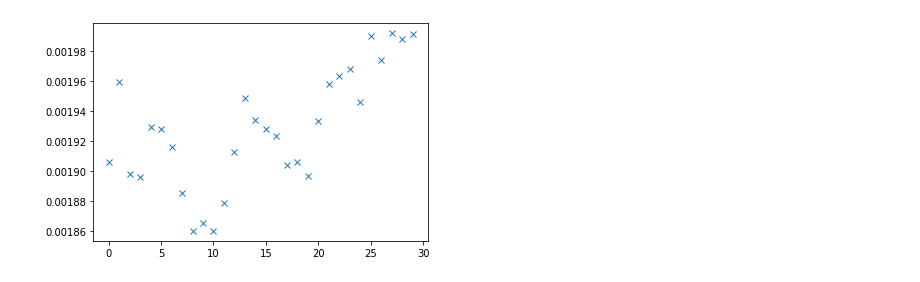
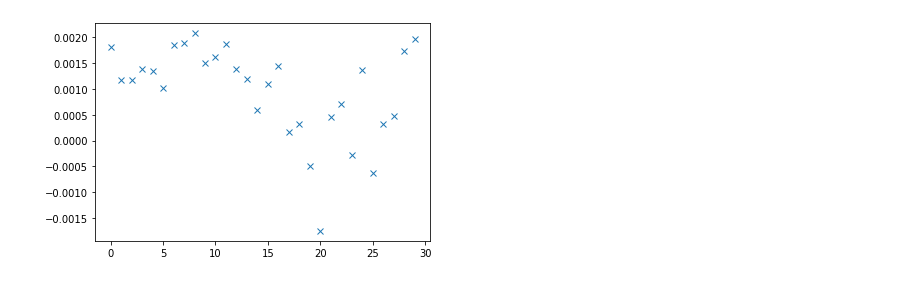
Before and after one commit to ptuthill/Toliman, a Jupyter notebook: COIN/signal_extraction/forward_model.ipynb, the cells around one changed output. Drawn from its saved outputs; the diff is of its cells as text; code cells hidden in the pictures.

```diff
--- a/COIN/signal_extraction/forward_model.ipynb
+++ b/COIN/signal_extraction/forward_model.ipynb
@@ -223,11 +270,24 @@ def chi2(params,input_im = None):
 # %%
 %%time
 # Fit to one image (used for testing things)
-input_im = np.load(sim_name+'images/1.npy')
+input_im = np.load(sim_name+'images/0.npy')
+input_im = input_im/np.sum(input_im)
 
 x0 = [0.,0.,0.0]
+# x0 = [jitters[0,1],jitters[0,0],0.]
+# x0_fixedpos = [0.]
 
-kwargs = {'input_im':input_im,'weighted_least_squares':False}
+# kwargs = {'input_im':input_im,'weighted_least_squares':False,'offset_x':jitters[0,1],'offset_y':jitters[0,0]}
 # # fit = scipy.optimize.minimize(chi2, x0, args=(input_im),method='Powell')#,options={'ftol':1e-2})
 # fit = scipy.optimize.least_squares(lsq_func,x0,method='lm',ftol=None,xtol=1e-6,kwargs=kwargs) # LM
+# fit = scipy.optimize.least_squares(lsq_func,x0_fixedpos,method='lm',ftol=None,xtol=1e-6,kwargs=kwargs) # LM
+
+# Test the resids
+resids = lsq_func(x0,input_im=input_im,weighted_least_squares=False)
+
+resids_2d = np.reshape(resids,(256,256))
+
+plt.imshow(resids_2d)
+# plt.imshow(input_im-resids_2d)
+plt.colorbar()
 # %% [output]
@@ -243,53 +298,66 @@ sim_name = '../sims/1nm_wfe_with_jitter/'
+# %%
+sim_name= '../sims/zernike_both_stars/'
 # %%
 signal = np.loadtxt(sim_name+'signal.csv',skiprows=1,delimiter=',')
 # %%
+%%time
 from IPython.display import clear_output
 # Loop over some images
 seps = []
-# pas = []
+
+params = []
 weighted_least_squares = False # just makes it worse
-rough_position = True
+rough_position = True # use the Larkin Transform to get a rough position before the main fit.
+rough_sep = 44.91985222
+# rough_sep = 37.8154671265438
 
 for ix in np.arange(0,30):
     input_im = np.load(sim_name+"images/{}.npy".format(ix))
     input_im= input_im/np.sum(input_im)
 
     if rough_position:
-        model_PSF = np.load('model_psf.npy')
+        model_PSF = np.load(sim_name+'model_psf.npy')
         # Rough position from fitting the Larkin Transform
         transformed_im = photometry.larkin_transform(model_PSF,input_im)
         transformed_im = transformed_im**2 # Square it!
         transformed_im /= np.max(transformed_im)
 
         # Fit
-        x0 = [0,0,1.2,2.5,45.1,0.,0.25,3.] # good starting point for airy disk
-        prim_fit,sec_fit = larkin_transform_fit(x0,transformed_im,plot=False,fit_airy=True)
-
+        x0 = [0,0,1.2,2.5,rough_sep,0.,0.25,3.] # good starting point for airy disk
+        prim_fit,sec_fit = larkin_transform_fit(x0,transformed_im,plot=False,fit_airy=True,
+                                                rough_sep_pix=int(round(rough_sep)))
         # Turn it to parameters
         delx = prim_fit.x_0-sec_fit.x_0
         dely = prim_fit.y_0-sec_fit.y_0
         sep = np.sqrt(delx**2 + dely**2)
-        pa = np.arctan2(dely,delx)
+        pa = np.arctan2(dely,-delx)
 
-        x0 = [-prim_fit.y_0.value,prim_fit.x_0.value,sep-44.91985222]
+        x0 = [-prim_fit.y_0.value,prim_fit.x_0.value,sep-int(round(rough_sep)),pa,1.]
     else:
         x0 = [0,0,0.1516]
 
+    # Temp code for testing the influence of the number of parameters
+    kwargs = {'input_im':input_im,'weighted_least_squares':weighted_least_squares}
 
-    kwargs = {'input_im':input_im,'weighted_least_squares':weighted_least_squares}
     fit = scipy.optimize.least_squares(lsq_func,x0,method='lm',kwargs=kwargs,ftol=None,xtol=1e-6) # LM
 
-    seps.append(fit.x[2])
+    sep = fit.x[2]
+#     sep = fit.x[0]
+
+    params.append(fit.x)
+
+    seps.append(sep)
 
     clear_output(wait=True)
     plt.plot(seps,'x')
     plt.show()
 #     raise Exception()
     print(fit.message)
     print('Function evals:',fit.nfev)
-    print('Final sep:',fit.x[2])
+    print('Final sep:',sep)
 seps = np.array(seps)
 # pas = np.array(pas)
+params = np.array(params)
 # %% [output]
-[figure, old version]
+[figure, new version]
 `xtol` termination condition is satisfied.
```
Also changed, not shown: parts of 15 cells of this notebook, 3 other files.
